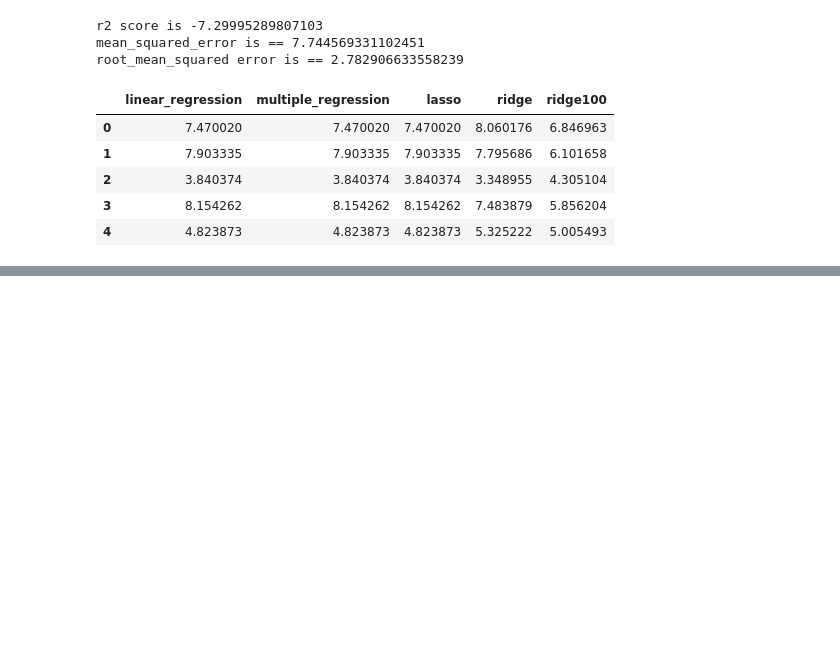
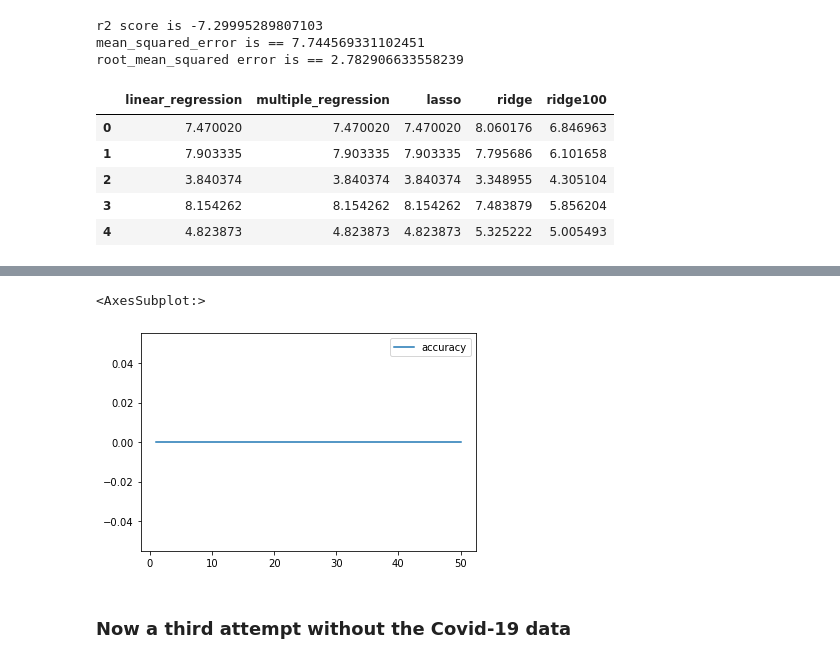
Before and after one commit to Kuldeep200/Covid-19, a Jupyter notebook: Final_Project_ML_models.ipynb, the cells around one changed output, grey strips where cells are left out. Drawn from its saved outputs; the diff is of its cells as text; code cells hidden in the pictures; blank space fills up the shorter version.

```diff
--- a/UNEM_RegressionExamples.ipynb
+++ b/Final_Project_ML_models.ipynb
@@ -454,0 +691,8 @@ predictions_df.to_csv('Covid-19/Resources/CSV files/predictions.csv')
+# %%
+# Plot the accuracy
+history_df_B.plot(y="accuracy")
+# %% [output]
+<AxesSubplot:>
+[figure, added]
+# %% [markdown]
+### Now a third attempt without the Covid-19 data
```
Also changed, not shown: parts of 40 cells of this notebook, 13 other files.
